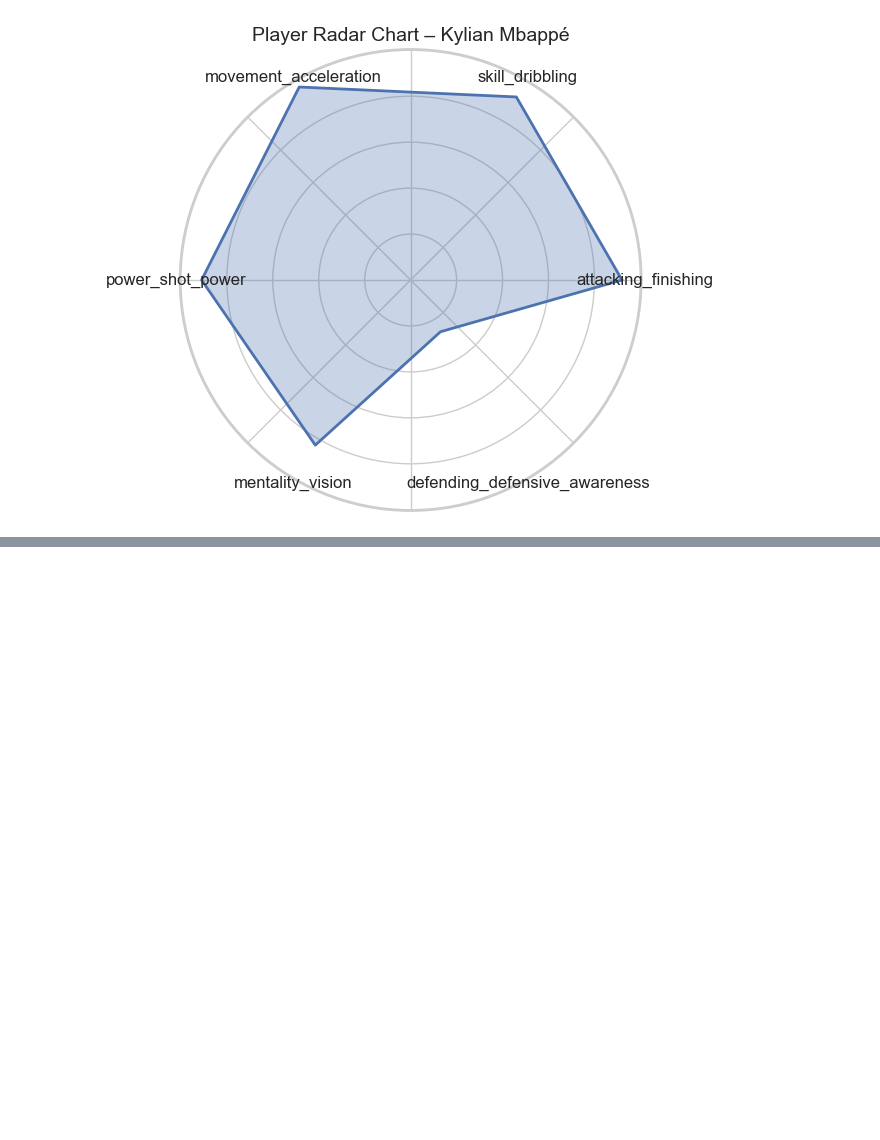
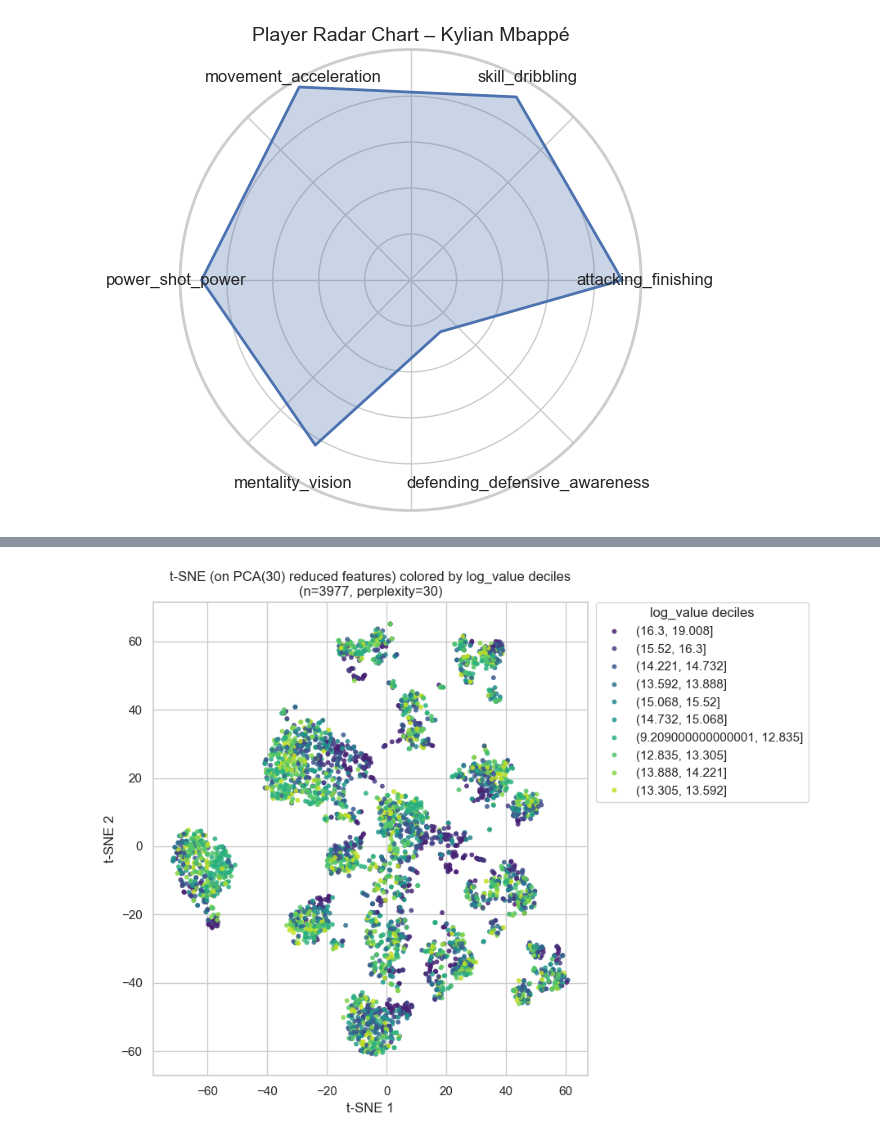
Before and after one commit to a-naoufel/Data-driven-Analysis-of-Football-Player-Performance, a Jupyter notebook: Notebooks/players_exploration.ipynb, the cells around one changed output, grey strips where cells are left out. Saved outputs shown, nothing was run; the diff lists cells and outputs as text; code cells hidden in the pictures; blank space fills up the shorter version.

```diff
--- a/Notebooks/players_exploration.ipynb
+++ b/Notebooks/players_exploration.ipynb
@@ -266,0 +584,47 @@ plt.show()
+# %%
+# t-SNE (PCA-precompressed + colored by target) on reduced/cleaned embedding features
+
+from sklearn.manifold import TSNE
+from sklearn.decomposition import PCA
+
+# Speed/quality tradeoff: compress before t-SNE
+pca_tsne = PCA(n_components=min(30, X_scaled.shape[1]), random_state=42)
+X_30 = pca_tsne.fit_transform(X_scaled)
+
+# Optional: subsample for performance on large datasets
+n = X_30.shape[0]
+max_points = 5000
+rng = np.random.default_rng(42)
+idx = np.arange(n) if n <= max_points else rng.choice(n, size=max_points, replace=False)
+
+# Keep perplexity valid (must be < n_samples)
+perplexity = min(30, max(5, (len(idx) - 1) // 3))
+
+tsne = TSNE(
+    n_components=2,
+    perplexity=perplexity,
+    learning_rate="auto",
+    init="pca",
+    random_state=42,
+ )
+T = tsne.fit_transform(X_30[idx])
+
+q = pd.qcut(df.iloc[idx][target_col], q=10, duplicates="drop")
+plt.figure(figsize=(9, 7))
+sns.scatterplot(
+    x=T[:, 0], y=T[:, 1],
+    hue=q.astype(str),
+    palette="viridis",
+    s=18, linewidth=0, alpha=0.85,
+ )
+plt.title(
+    f"t-SNE (on PCA(30) reduced features) colored by {target_col} deciles\n"
+    f"(n={len(idx)}, perplexity={perplexity})"
+)
+plt.xlabel("t-SNE 1")
+plt.ylabel("t-SNE 2")
+plt.legend(title=f"{target_col} deciles", bbox_to_anchor=(1.02, 1), loc="upper left", borderaxespad=0)
+plt.tight_layout()
+plt.show()
+# %% [output]
+[figure, added]
```
Also changed, not shown: parts of 7 cells of this notebook.
